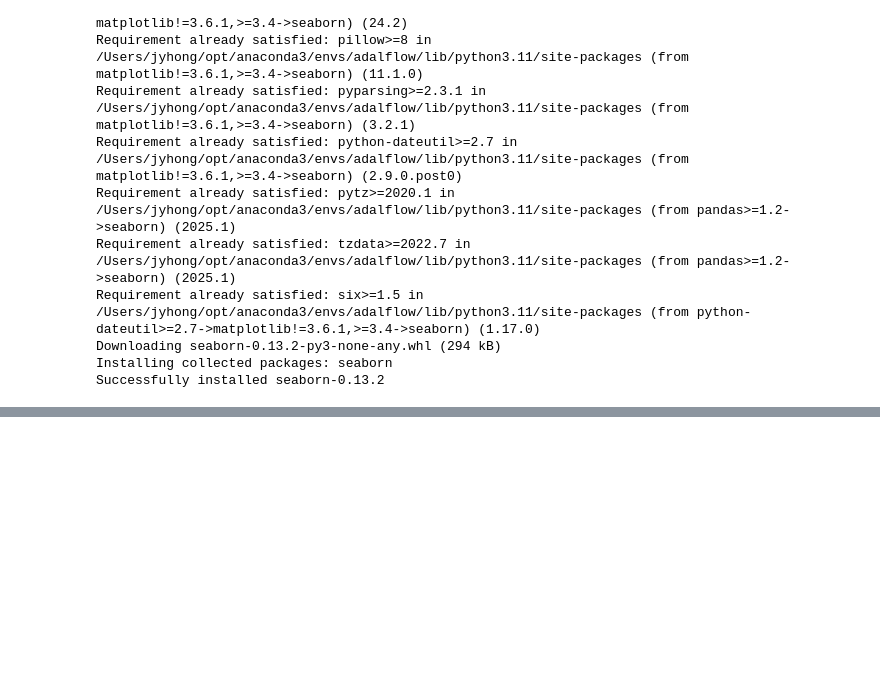
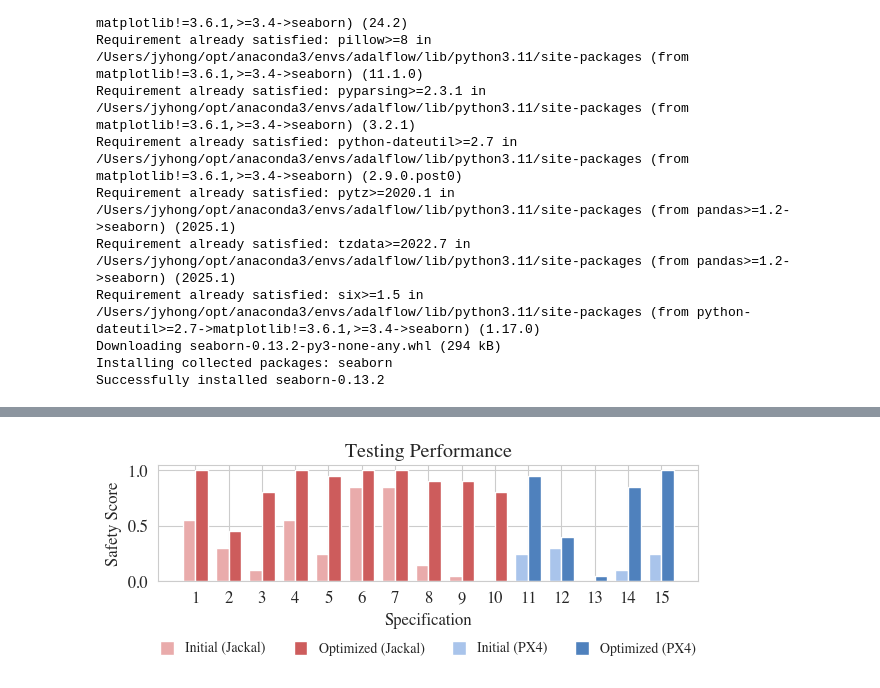
Before and after one commit to yunhaoyang234/skill-optimization, a Jupyter notebook: plot.ipynb, the cells around one changed output, grey strips where cells are left out. Cells and saved outputs as stored; diff of their text form; code cells hidden in the pictures; blank space fills up the shorter version.

```diff
--- a/plot.ipynb
+++ b/plot.ipynb
@@ -165,7 +99,0 @@ save fig => ./exported_imgs/safety_testing.pdf
-# %%
-df = pd.read_csv('results/safety-validation.csv')
-
-ax = sns.barplot(data=df, x="Specification", y="Number of Satisfied Samples", hue="Category")
-ax.set_title('Validation Performance')
-plt.rcParams.update({'font.size': 12})
-plt.rcParams.update({'font.family': 'Times'})
@@ -173,0 +100,81 @@ plt.rcParams.update({'font.family': 'Times'})
+# %%
+df = pd.read_csv('results/safety-testing.csv')
+
+fig, ax = plt.subplots(1,1, figsize=(6.5,3))
+
+df['Category'] = df['Category'].replace('Step 0', 'Initial Prompt')
+df['Category'] = df['Category'].replace('Step 10', 'Final Prompt')
+df["Safety Score"] = df["Number of Satisfied Samples"] / 20
+
+# Pivot for easier plotting
+plot_df = df.pivot(
+    index="Specification",
+    columns="Category",
+    values="Safety Score"
+).sort_index()
+
+x = np.arange(len(plot_df.index))
+width = 0.38
+
+# Colors:
+# spec 1–10
+init_color_1 = "#E9ABAB"
+final_color_1 = "#CD5C5C"
+
+# spec 11–15
+init_color_2 = "#A9C4EB"
+final_color_2 = "#4F81BD"
+
+# Assign colors by specification group
+init_colors = [init_color_1 if spec <= 10 else init_color_2 for spec in plot_df.index]
+final_colors = [final_color_1 if spec <= 10 else final_color_2 for spec in plot_df.index]
+
+# Draw bars
+bars1 = ax.bar(
+    x - width/2,
+    plot_df["Initial Prompt"],
+    width,
+    color=init_colors,
+    label="Initial Prompt"
+)
+
+bars2 = ax.bar(
+    x + width/2,
+    plot_df["Final Prompt"],
+    width,
+    color=final_colors,
+    label="Final Prompt"
+)
+
+# Formatting
+ax.set_xticks(x)
+ax.set_xticklabels(plot_df.index)
+ax.set_xlabel("Specification")
+ax.set_ylabel("Safety Score")
+ax.set_title("Testing Performance")
+ax.legend(title="")
+
+# --- Custom legend (4 entries) ---
+from matplotlib.patches import Patch
+legend_elements = [
+    Patch(facecolor="#E9ABAB", label="Initial (Jackal)"),
+    Patch(facecolor="#CD5C5C", label="Optimized (Jackal)"),
+    Patch(facecolor="#A9C4EB", label="Initial (PX4)"),
+    Patch(facecolor="#4F81BD", label="Optimized (PX4)")
+]
+
+ax.legend(
+    handles=legend_elements,
+    loc="upper center",
+    bbox_to_anchor=(0.5, -0.4),  # push below plot
+    ncol=4,
+    handlelength=1,
+    handleheight=1.2,
+    fontsize=10,
+    frameon=False
+)
+
+plt.tight_layout()
+plt.show()
+# %% [output]
+[figure, added]
```
Also changed, not shown: parts of 7 cells of this notebook, 2 other files.
